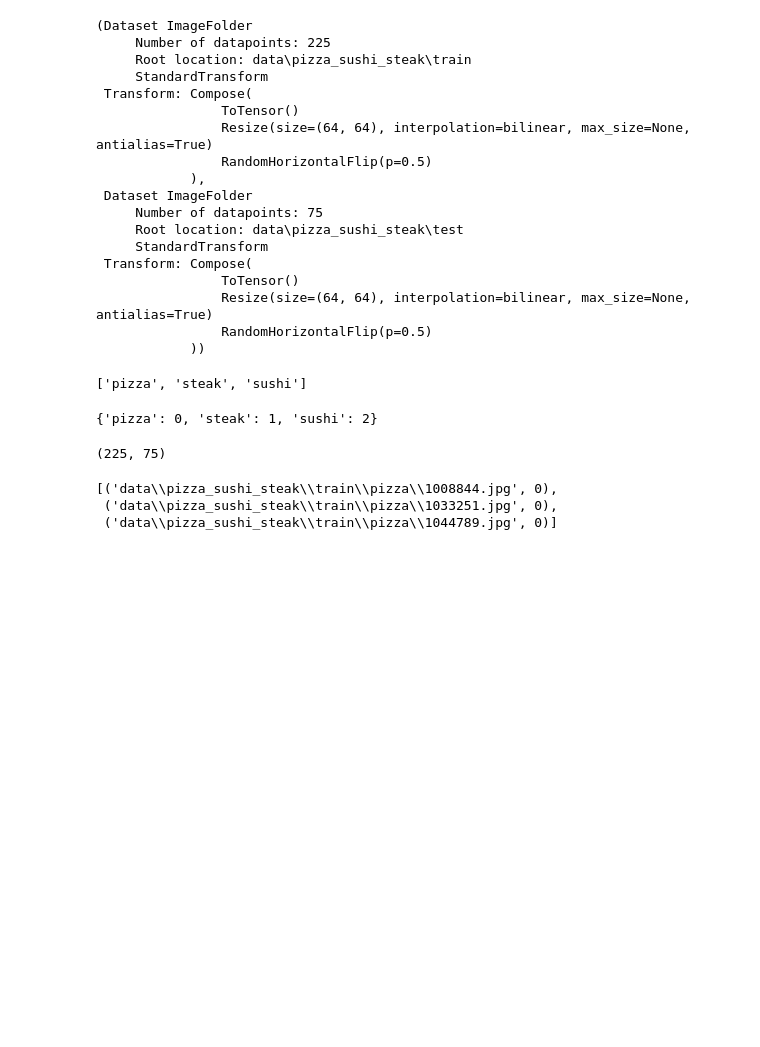
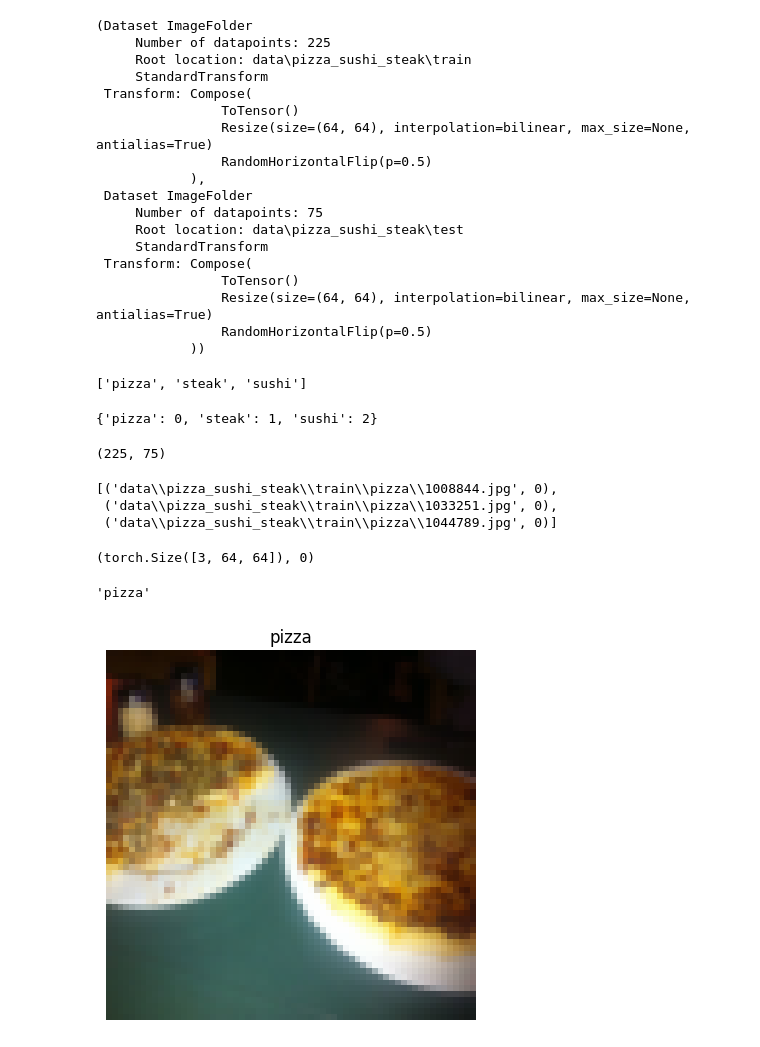
Before and after one commit to MahdiAmrollahi/pytorch-ZTM, a Jupyter notebook: 04_pytorch_custom_dataset.ipynb, the cells around one changed output. Cells and saved outputs as stored; diff of their text form; code cells hidden in the pictures; blank space fills up the shorter version.

Commit message:
visualize datasets

```diff
--- a/04_pytorch_custom_dataset.ipynb
+++ b/04_pytorch_custom_dataset.ipynb
@@ -192,3 +192,18 @@ train_data.samples[:3]
 [('data\\pizza_sushi_steak\\train\\pizza\\1008844.jpg', 0),
  ('data\\pizza_sushi_steak\\train\\pizza\\1033251.jpg', 0),
  ('data\\pizza_sushi_steak\\train\\pizza\\1044789.jpg', 0)]
+# %%
+img, label = train_data[0]
+img.shape, label
+# %% [output]
+(torch.Size([3, 64, 64]), 0)
+# %%
+class_names[label]
+# %% [output]
+'pizza'
+# %%
+plt.imshow(img.permute((1,2,0)))
+plt.title(class_names[label])
+plt.axis('off');
+# %% [output]
+[figure, added]
```
